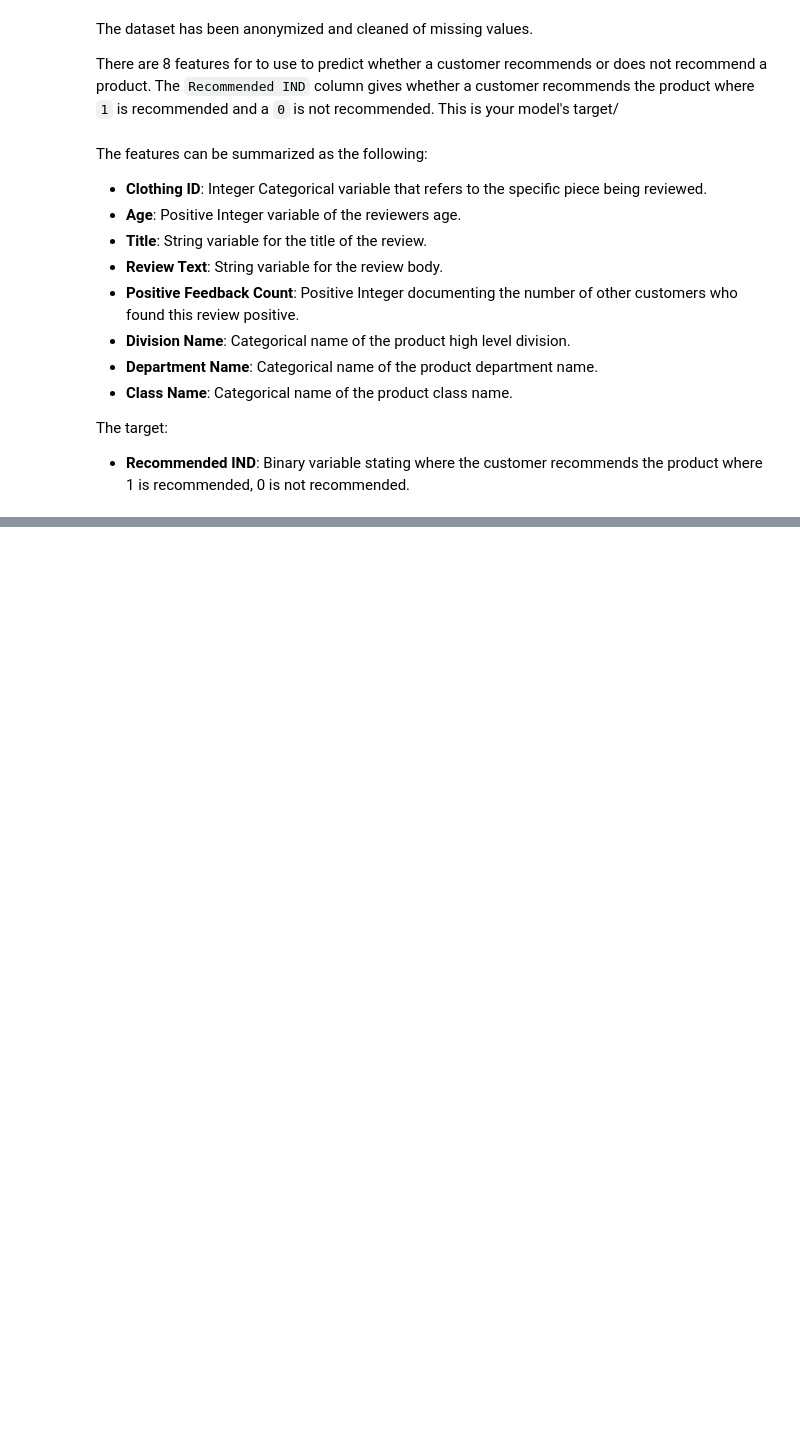
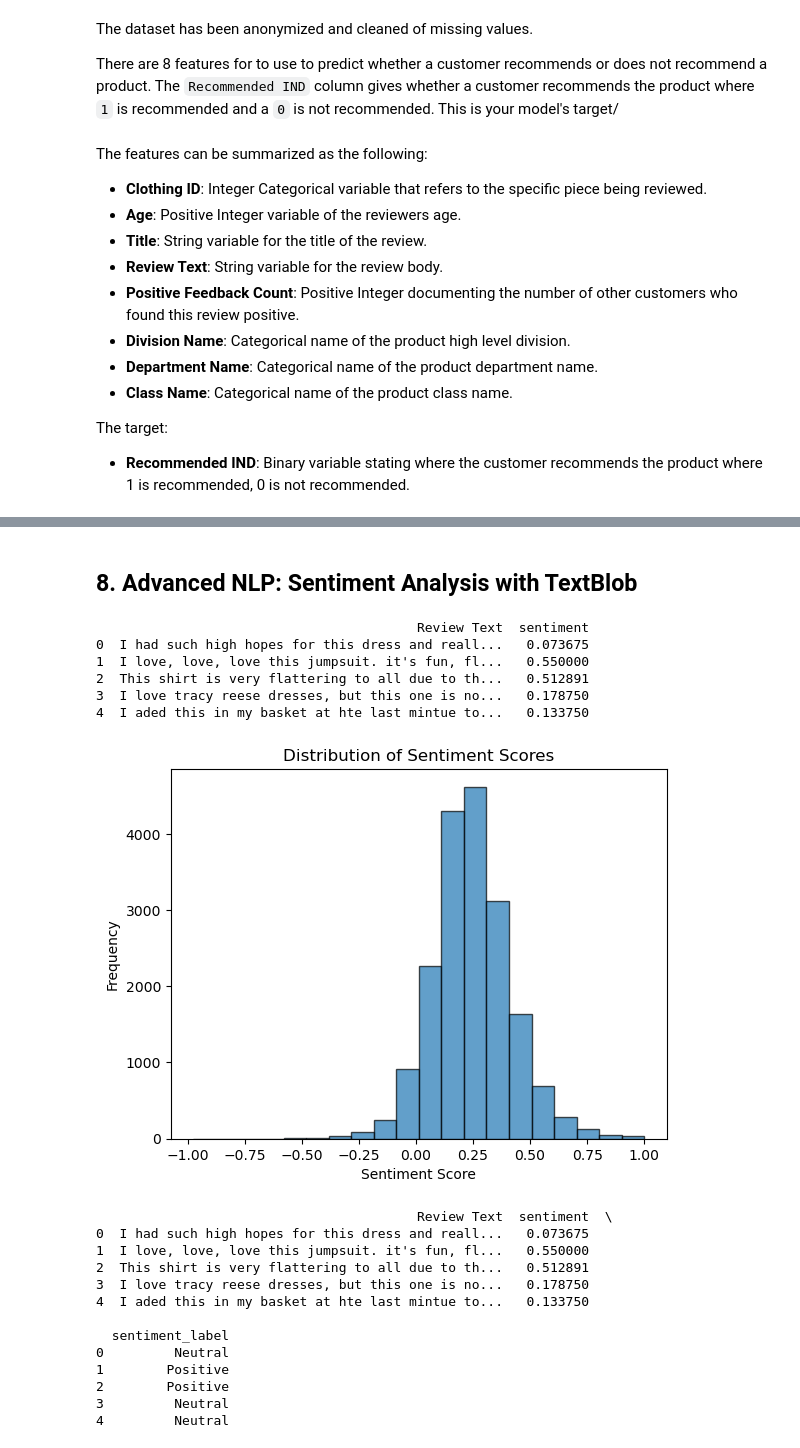
Before and after one commit to zoez314/Data_Science_Pipeline_Project, a Jupyter notebook: starter/starter.ipynb, the cells around one changed output, grey strips where cells are left out. Cells and saved outputs as stored; diff of their text form; code cells hidden in the pictures; blank space fills up the shorter version.

```diff
--- a/starter/starter.ipynb
+++ b/starter/starter.ipynb
@@ -37,12 +37,13 @@ The target:
 # %%
 import pandas as pd
 
-# Load data
-df = pd.read_csv(
-    'data/reviews.csv',
-)
+# Load the dataset
+df = pd.read_csv('data/reviews.csv')
 
+# Display general information about the dataset
 df.info()
+
+# Display the first few rows to understand the structure of the data
 df.head()
 # %% [output]
 <class 'pandas.core.frame.DataFrame'>
@@ -333,0 +343,66 @@ Best cross-validation score:  0.8746761966605379
+# %% [markdown]
+## 8. Advanced NLP: Sentiment Analysis with TextBlob
+# %%
+# Import necessary libraries
+from textblob import TextBlob
+import matplotlib.pyplot as plt
+
+# Define a function to apply sentiment analysis
+def sentiment_analysis(text):
+    try:
+        # Create a TextBlob object
+        blob = TextBlob(text)
+        # Return the sentiment polarity (-1 to 1)
+        return blob.sentiment.polarity
+    except Exception as e:
+        print(f"Error processing text: {e}")
+        return None
+
+# Apply sentiment analysis to the 'Review Text' column of the DataFrame
+df['sentiment'] = df['Review Text'].apply(sentiment_analysis)
+
+# Check the output
+print(df[['Review Text', 'sentiment']].head())
+
+# Plot the bar chart of Distribution of Sentiment Scores
+plt.hist(df['sentiment'], bins=20, edgecolor='k', alpha=0.7)
+plt.title('Distribution of Sentiment Scores')
+plt.xlabel('Sentiment Score')
+plt.ylabel('Frequency')
+plt.show()
+
+# Function to classify sentiment into Positive, Negative, or Neutral
+def classify_sentiment(score):
+    if score > 0.5:
+        return 'Positive'
+    elif score < -0.5:
+        return 'Negative'
+    else:
+        return 'Neutral'
+
+# Apply the classification to the sentiment column
+df['sentiment_label'] = df['sentiment'].apply(classify_sentiment)
+
+# View the updated DataFrame
+print(df[['Review Text', 'sentiment', 'sentiment_label']].head())
+# %% [output]
+                                         Review Text  sentiment
+0  I had such high hopes for this dress and reall...   0.073675
+1  I love, love, love this jumpsuit. it's fun, fl...   0.550000
+2  This shirt is very flattering to all due to th...   0.512891
+3  I love tracy reese dresses, but this one is no...   0.178750
+4  I aded this in my basket at hte last mintue to...   0.133750
+[figure, added]
+                                         Review Text  sentiment  \
+0  I had such high hopes for this dress and reall...   0.073675
+1  I love, love, love this jumpsuit. it's fun, fl...   0.550000
+2  This shirt is very flattering to all due to th...   0.512891
+3  I love tracy reese dresses, but this one is no...   0.178750
+4  I aded this in my basket at hte last mintue to...   0.133750
+
+  sentiment_label
+0         Neutral
+1        Positive
+2        Positive
+3         Neutral
+4         Neutral
```
Also changed, not shown: parts of 26 cells of this notebook, 1 other file.
